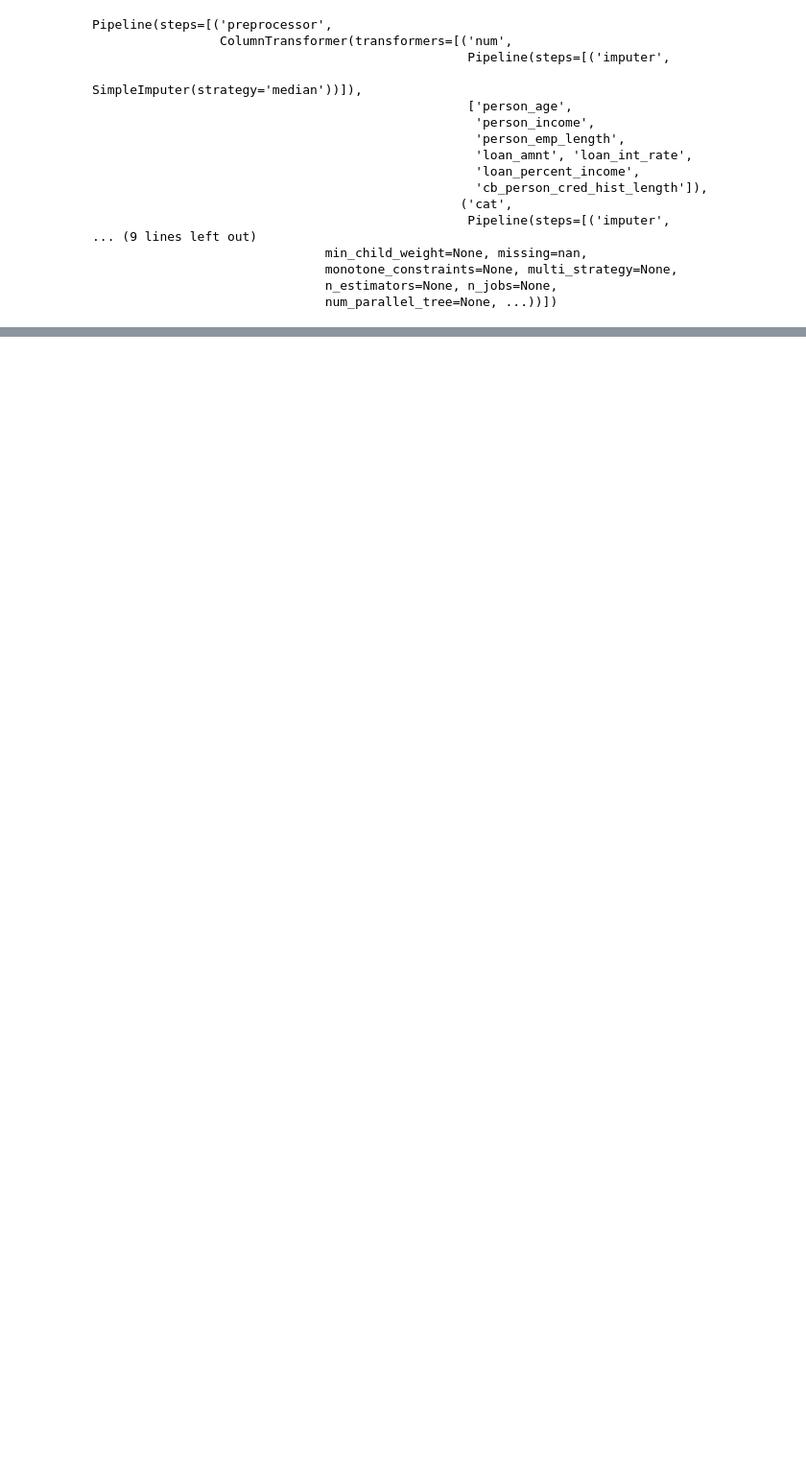
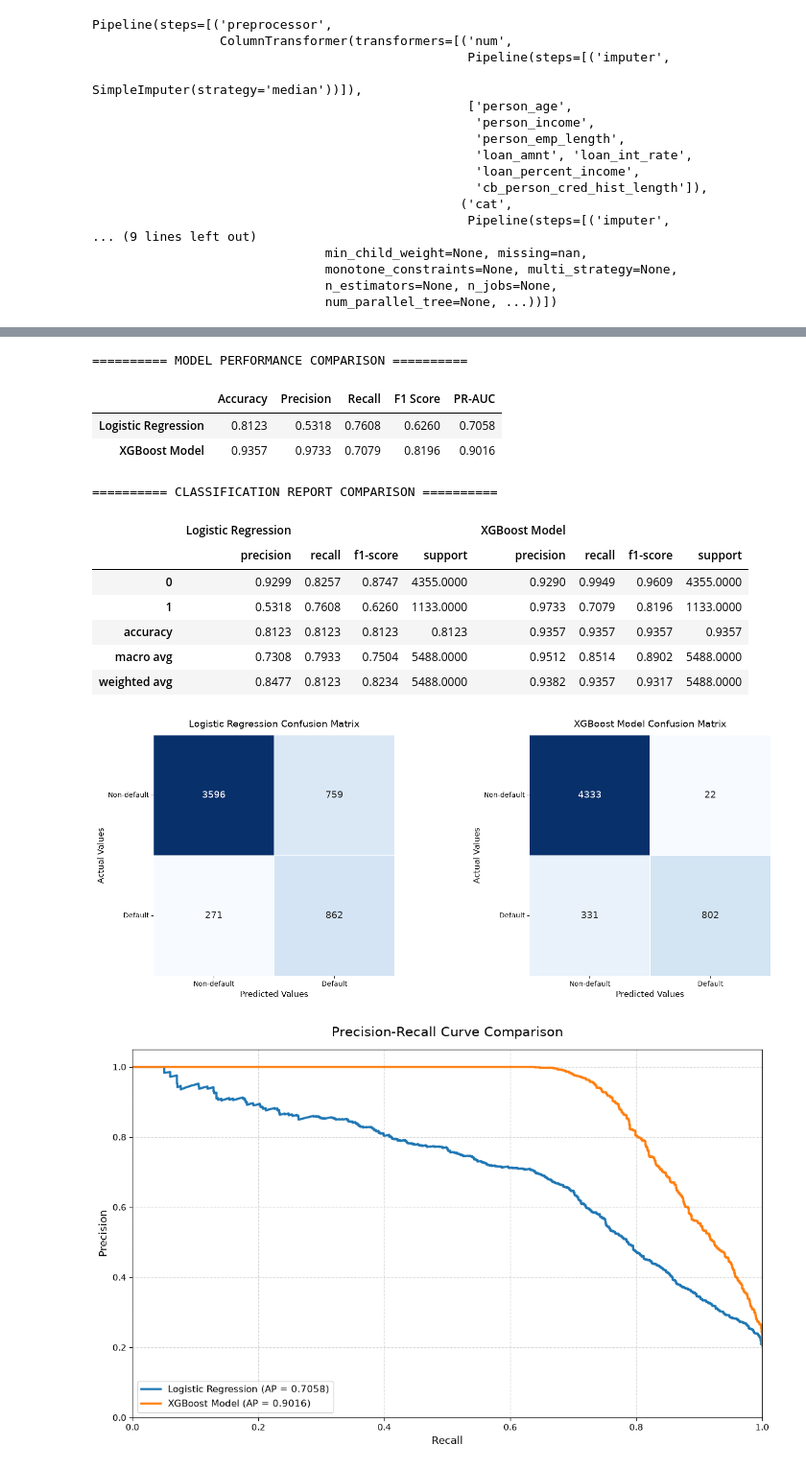
Before and after one commit to AlwinVJ/Credit-Risk-Assessment, a Jupyter notebook: credit_risk_assessment.ipynb, the cells around one changed output, grey strips where cells are left out. Shown at 96% size. Cells and saved outputs as stored; diff of their text form; code cells hidden in the pictures; blank space fills up the shorter version.

```diff
--- a/credit_risk_assessment.ipynb
+++ b/credit_risk_assessment.ipynb
@@ -795,0 +821,27 @@ Pipeline(steps=[('preprocessor',
+# %%
+from sklearn.model_selection import RandomizedSearchCV
+from scipy.stats import uniform, randint
+
+param_grid = {
+    "classifier__n_estimators": randint(150, 600),
+    "classifier__max_depth" : randint(3,9),
+    "classifier__learning_rate" : uniform(0.01, 0.5),
+    "classifier__subsample": uniform(0.6,0.4), #Rows sampling
+    "classifier__colsample_bytree" :uniform(0.6,0.4), #column sampling
+    "classifier__min_child_weight": randint(1, 10),
+    "classifier__gamma": uniform(0 , 5)
+}
+# lower gamma -> more splits -> complex tree -> higher overfitting risk
+# higher gamma -> less splits ->  simpler tree -> low overfitting
+# %%
+random_search = RandomizedSearchCV(
+    xg_model,
+    param_grid,
+    n_iter=150,
+    cv=cv,
+    scoring="average_precision",
+    n_jobs=-1,
+    verbose=1
+)
+
+random_search.fit(X_train, y_train)
@@ -795,0 +1044,22 @@ Pipeline(steps=[('preprocessor',
+# %%
+metrics, reports = compare_models(
+    "Logistic Regression", baseline_model,
+    "XGBoost Model", random_search,
+    X_test,
+    y_test
+)
+# %% [output]
+========== MODEL PERFORMANCE COMPARISON ==========
+|  | Accuracy | Precision | Recall | F1 Score | PR-AUC |
+| Logistic Regression | 0.8123 | 0.5318 | 0.7608 | 0.6260 | 0.7058 |
+| XGBoost Model | 0.9357 | 0.9733 | 0.7079 | 0.8196 | 0.9016 |
+========== CLASSIFICATION REPORT COMPARISON ==========
+|  | Logistic Regression |  |  |  | XGBoost Model |  |  |  |
+|  | precision | recall | f1-score | support | precision | recall | f1-score | support |
+| 0 | 0.9299 | 0.8257 | 0.8747 | 4355.0000 | 0.9290 | 0.9949 | 0.9609 | 4355.0000 |
+| 1 | 0.5318 | 0.7608 | 0.6260 | 1133.0000 | 0.9733 | 0.7079 | 0.8196 | 1133.0000 |
+| accuracy | 0.8123 | 0.8123 | 0.8123 | 0.8123 | 0.9357 | 0.9357 | 0.9357 | 0.9357 |
+| macro avg | 0.7308 | 0.7933 | 0.7504 | 5488.0000 | 0.9512 | 0.8514 | 0.8902 | 5488.0000 |
+| weighted avg | 0.8477 | 0.8123 | 0.8234 | 5488.0000 | 0.9382 | 0.9357 | 0.9317 | 5488.0000 |
+[figure, added]
+[figure, added]
```
Also changed, not shown: parts of 16 cells of this notebook.
